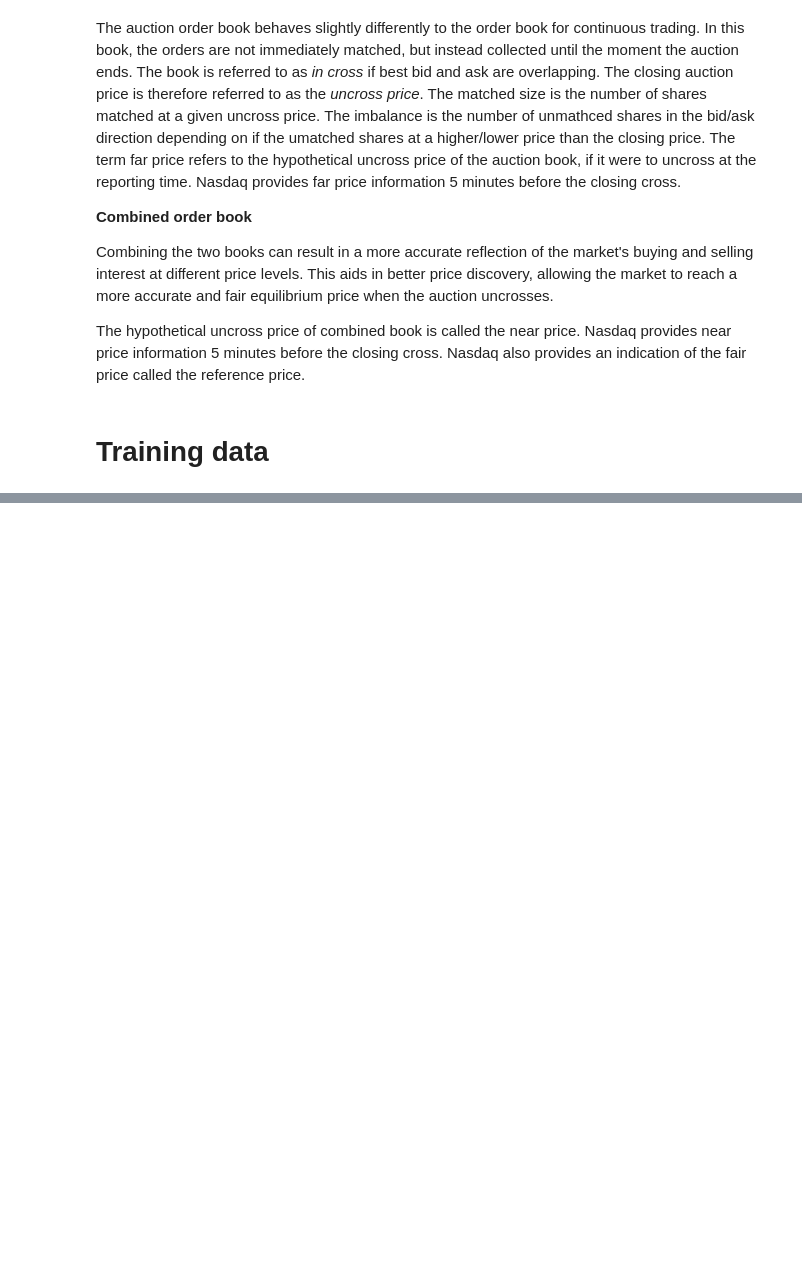
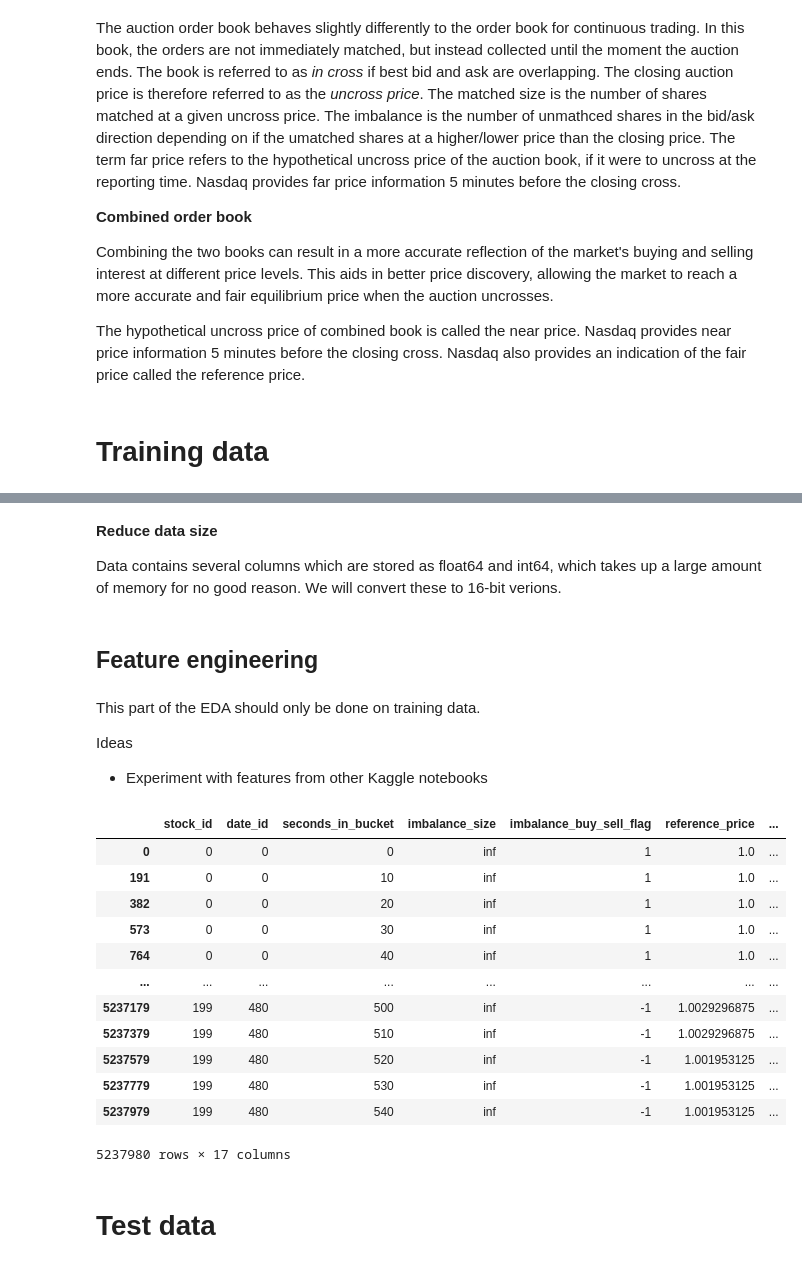
Before and after one commit to martin-svensson/Kaggle_Optiver_Trading-at-the-close, a Jupyter notebook: src/EDA.ipynb, the cells around one changed output, grey strips where cells are left out. Drawn from its saved outputs; the diff is of its cells as text; code cells hidden in the pictures; blank space fills up the shorter version.

```diff
--- a/src/EDA.ipynb
+++ b/src/EDA.ipynb
@@ -77,0 +127,34 @@ date_id = 4
+# %% [markdown]
+**Reduce data size**
+
+Data contains several columns which are stored as float64 and int64, which takes up a large amount of memory for no good reason. We will convert these to 16-bit verions.
+# %%
+df_train_floats = df_train.select_dtypes(np.float64).drop("target", axis = 1) # keep target in 64-bit
+df_train_ints = df_train.select_dtypes(np.int64)
+
+df_train[df_train_floats.columns] = df_train_floats.astype(np.float16)
+df_train[df_train_ints.columns] = df_train_ints.astype(np.int16)
+# %% [markdown]
+## Feature engineering
+# %% [markdown]
+This part of the EDA should only be done on training data.
+
+Ideas
+- Experiment with features from other Kaggle notebooks
+# %%
+# sort data for timeseries split - with each stock, time_id specifies the time sequence across dates and seconds_in_bucket
+df_train = df_train.sort_values(["stock_id", "time_id"])
+# %% [output]
+|  | stock_id | date_id | seconds_in_bucket | imbalance_size | imbalance_buy_sell_flag | reference_price | ... |
+| 0 | 0 | 0 | 0 | inf | 1 | 1.0 | ... |
+| 191 | 0 | 0 | 10 | inf | 1 | 1.0 | ... |
+| 382 | 0 | 0 | 20 | inf | 1 | 1.0 | ... |
+| 573 | 0 | 0 | 30 | inf | 1 | 1.0 | ... |
+| 764 | 0 | 0 | 40 | inf | 1 | 1.0 | ... |
+| ... | ... | ... | ... | ... | ... | ... | ... |
+| 5237179 | 199 | 480 | 500 | inf | -1 | 1.0029296875 | ... |
+| 5237379 | 199 | 480 | 510 | inf | -1 | 1.0029296875 | ... |
+| 5237579 | 199 | 480 | 520 | inf | -1 | 1.001953125 | ... |
+| 5237779 | 199 | 480 | 530 | inf | -1 | 1.001953125 | ... |
+| 5237979 | 199 | 480 | 540 | inf | -1 | 1.001953125 | ... |
+5237980 rows × 17 columns
@@ -77,0 +165,2 @@ date_id = 4
+# %% [markdown]
+# Test data
```
Also changed, not shown: parts of 13 cells of this notebook, 3 other files.
